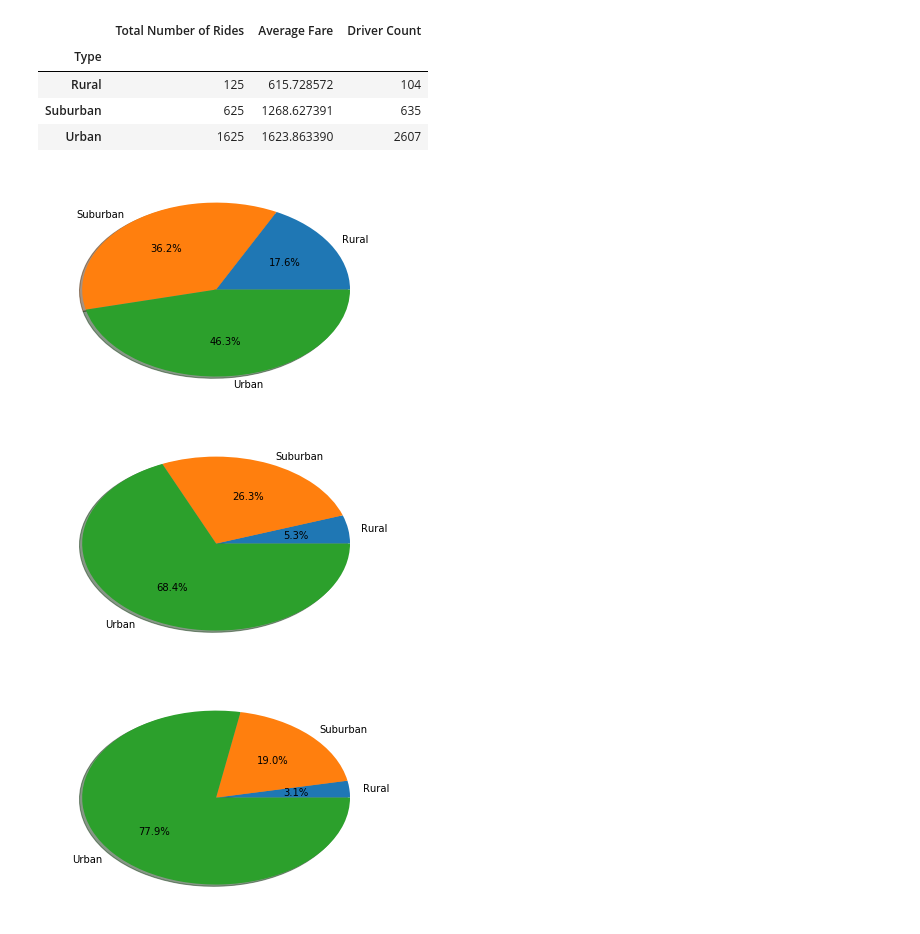
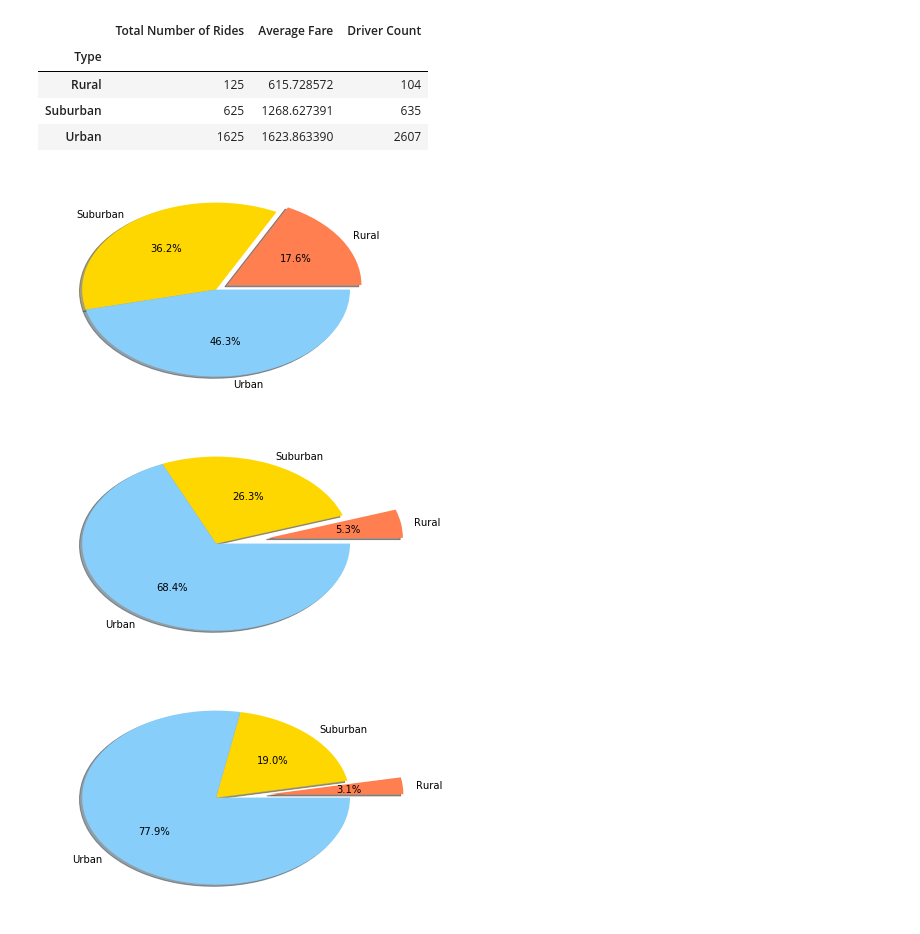
Before and after one commit to EpicureanHeron/DataAnalyticsBootcampSpring2018, a Jupyter notebook: Week 5 - MatPlotLib/Pyber/PyBer.ipynb, the cells around one changed output. Saved outputs shown, nothing was run; the diff lists cells and outputs as text; code cells hidden in the pictures.

```diff
--- a/Week 5 - MatPlotLib/Pyber/PyBer.ipynb
+++ b/Week 5 - MatPlotLib/Pyber/PyBer.ipynb
@@ -116,6 +116,7 @@ city_type_group['% of Drivers'] = (city_type_group['Driver Count'] / total_drive
 # %%
 # get index as labels
 labels = city_type_group.index.tolist()
+colors = ['#FF7F50', '#FFD700', '#87CEFA']
 # initalize lists
 ride_pieces = []
 fare_pieces = []
@@ -128,20 +129,19 @@ for index, row in city_type_group.iterrows():
     driver_pieces.append(row['% of Drivers'])
 # %%
 # create pie chart based on fares
-# TODO: format
-plt.pie(fare_pieces, labels=labels, autopct='%1.1f%%', shadow=True)
+plt.pie(fare_pieces, labels=labels, autopct='%1.1f%%', shadow=True, colors=colors, explode=(0.1,0,0))
 plt.show()
 # %% [output]
-[figure, old version]
+[figure, new version]
 # %%
 # create pie chart based on rides
-plt.pie(ride_pieces, labels=labels, autopct='%1.1f%%', shadow=True)
+plt.pie(ride_pieces, labels=labels, autopct='%1.1f%%', shadow=True, colors=colors, explode=(0.4,0,0))
 plt.show()
 # %% [output]
-[figure, old version]
+[figure, new version]
 # %%
 # create pie chart based on drivers
-plt.pie(driver_pieces, labels=labels, autopct='%1.1f%%', shadow=True)
+plt.pie(driver_pieces, labels=labels, autopct='%1.1f%%', shadow=True, colors=colors, explode=(0.4,0,0))
 plt.show()
 # %% [output]
-[figure, old version]
+[figure, new version]
```
Also changed, not shown: 5 other files.
